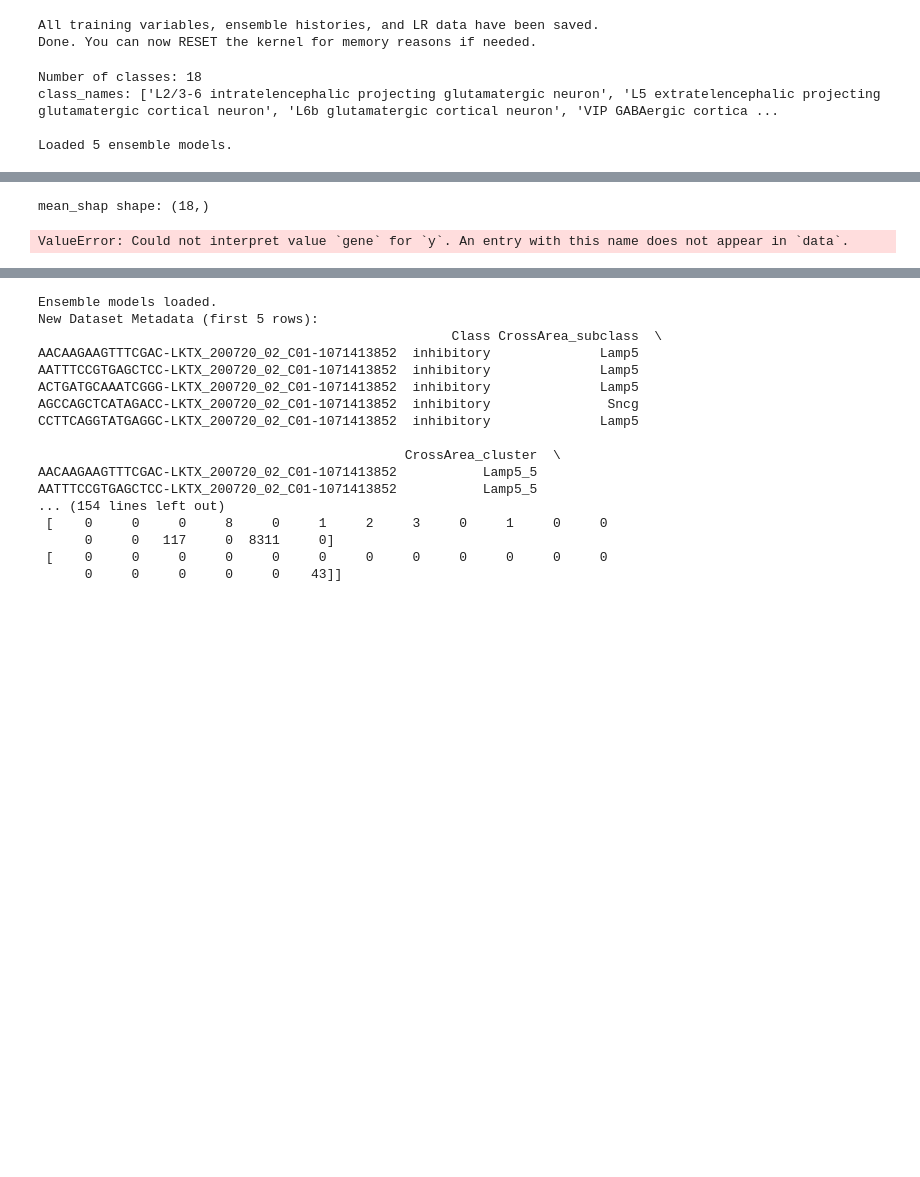
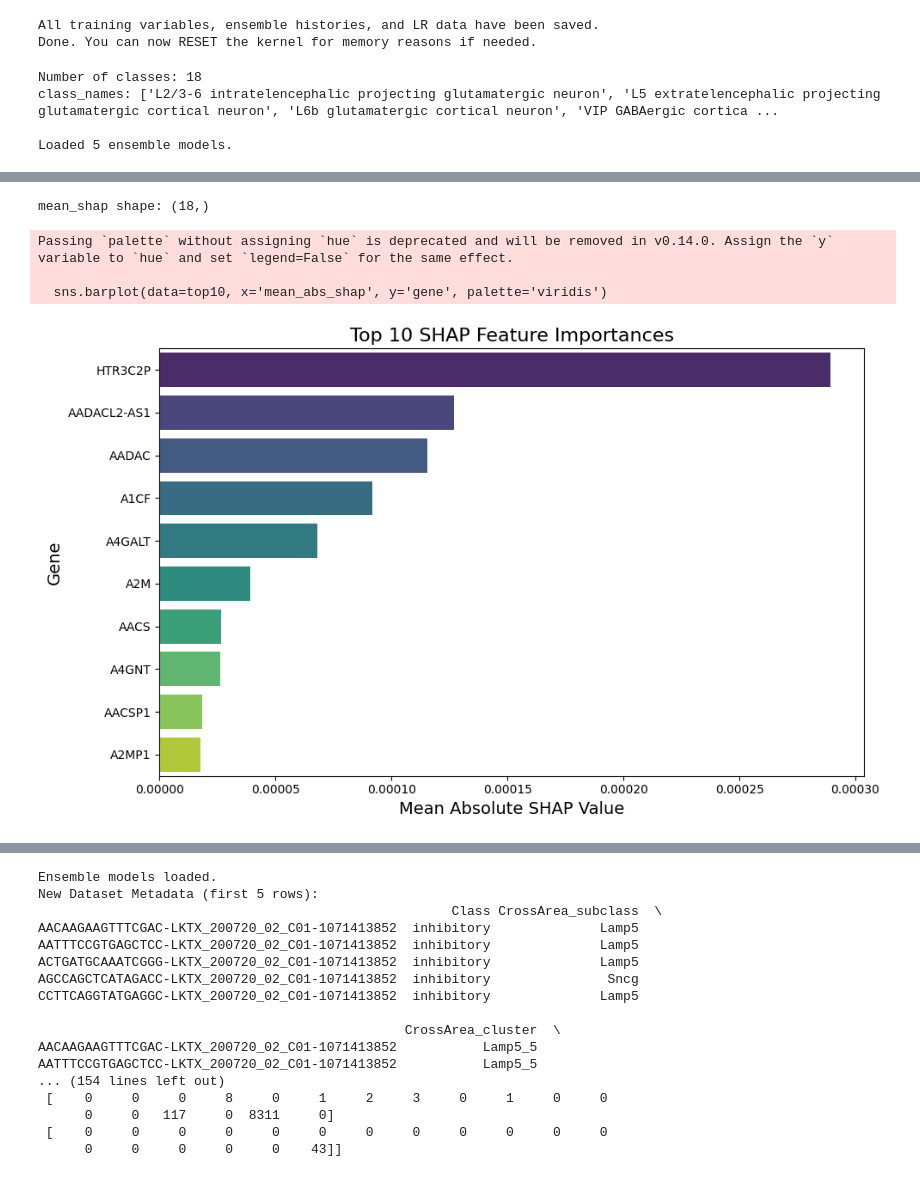
Before and after one commit to GermanRamosP/DNN-Project, a Jupyter notebook: DNN-Project_v28_Final.ipynb, the cells around one changed output, grey strips where cells are left out. Cells and saved outputs as stored; diff of their text form; code cells hidden in the pictures; blank space fills up the shorter version.

```diff
--- a/DNN-Project_v28_Final.ipynb
+++ b/DNN-Project_v28_Final.ipynb
@@ -828,40 +829,69 @@ plt.show()
 # ------------------------------------------------------------------------------
 # SHAP Analysis
 # ------------------------------------------------------------------------------
+
+import scanpy as sc
+import anndata as ad
+import numpy as np
+import shap
+import umap
+import matplotlib.pyplot as plt
+import seaborn as sns
+import pandas as pd
+import pickle
+import math
+
+###############################################################################
+# 1) Read the reference AnnData (only needed to map Ensembl IDs -> gene symbols)
+###############################################################################
 adata = sc.read_h5ad(r"C:/Users/germa/Desktop/DNN-Project/Cortical_DataSet.h5ad")
 
-# 1) I chose a single model for SHAP (in this case the last ensemble model)
+###############################################################################
+# 2) Choose a single model for SHAP (e.g., last model of your ensemble)
+###############################################################################
 model_for_shap = ensemble_models[-1]
 
-# 2) Create a small background set for DeepExplainer
+###############################################################################
+# 3) Create a background sample for DeepExplainer
+###############################################################################
 background_size = 100
 background = X_train[np.random.choice(X_train.shape[0], background_size, replace=False)]
 
-# 3) Initialize the explainer to compute shap_values on the test set
+###############################################################################
+# 4) Initialize DeepExplainer and compute shap_values on the test set
+###############################################################################
 explainer = shap.DeepExplainer(model_for_shap, background)
-shap_values = explainer.shap_values(X_test)  # list if multiclass
+shap_values = explainer.shap_values(X_test)  # This is a list if multiclass
 
-# 4) Compute mean absolute SHAP across classes & samples
+# Compute mean absolute SHAP across all classes & samples:
 mean_shap = np.mean(np.abs(np.array(shap_values)), axis=(0, 1))
 print("mean_shap shape:", mean_shap.shape)
 
-# Map Ensembl IDs -> gene symbols:
-
+###############################################################################
+# 5) Map Ensembl IDs -> Gene Symbols
+###############################################################################
 from gprofiler import GProfiler
 gp = GProfiler(return_dataframe=True)
+
 ensembl_ids = list(adata.var_names)
 mapping_df = gp.convert(organism='hsapiens', query=ensembl_ids)
 mapping_dict = dict(zip(mapping_df['incoming'], mapping_df['name']))
 gene_names_actual = np.array([mapping_dict.get(g, g) for g in adata.var_names])
+
+# Ensure the lengths match if you had fewer features than the original var_names
 min_length = min(len(gene_names_actual), len(mean_shap))
 gene_names_actual = gene_names_actual[:min_length]
 mean_shap = mean_shap[:min_length]
 
-# 5) DataFrame and plot top 10 features
+###############################################################################
+# 6) Create a DataFrame of SHAP values and plot the top 10
+###############################################################################
+# IMPORTANT: name one column 'gene' so it matches your barplot call
 df_shap = pd.DataFrame({
-    'gene_names_actual': np.arange(len(mean_shap)),
+    'gene': gene_names_actual,      # <--- renamed to 'gene'
     'mean_abs_shap': mean_shap
 })
+
 df_shap_sorted = df_shap.sort_values(by='mean_abs_shap', ascending=False)
 top10 = df_shap_sorted.head(10)
 
@@ -873,9 +903,11 @@ plt.ylabel("Gene", fontsize=14)
 plt.tight_layout()
 plt.show()
 
-# 6) Compute abd print accuracy per cell type
+###############################################################################
+# 7) Compute & Print Accuracy per Cell Type
+###############################################################################
 y_pred_train = np.argmax(model_for_shap.predict(X_train), axis=1)
-y_pred_test  = np.argmax(model_for_shap.predict(X_test), axis=1)
+y_pred_test  = np.argmax(model_for_shap.predict(X_test),  axis=1)
 
 train_cell_types = [inv_label_mapping[i] for i in y_train]
 test_cell_types  = [inv_label_mapping[i] for i in y_test]
@@ -883,35 +915,39 @@ test_cell_types  = [inv_label_mapping[i] for i in y_test]
 accuracy_per_type_train = {}
 for ct in np.unique(train_cell_types):
     idxs = [i for i, c in enumerate(train_cell_types) if c == ct]
     acc = np.mean(y_pred_train[idxs] == y_train[idxs])
     accuracy_per_type_train[ct] = acc
     print(f"Training Accuracy for {ct}: {acc:.2f}")
 
 accuracy_per_type_test = {}
 for ct in np.unique(test_cell_types):
     idxs = [i for i, c in enumerate(test_cell_types) if c == ct]
     acc = np.mean(y_pred_test[idxs] == y_test[idxs])
     accuracy_per_type_test[ct] = acc
     print(f"Test Accuracy for {ct}: {acc:.2f}")
 
 # Combine into a single table
-import math
 cell_types_unique = sorted(set(train_cell_types + test_cell_types))
 accuracy_table = pd.DataFrame({
     "Cell Type": cell_types_unique,
     "Training Accuracy": [accuracy_per_type_train.get(ct, math.nan) for ct in cell_types_unique],
     "Testing Accuracy": [accuracy_per_type_test.get(ct, math.nan) for ct in cell_types_unique]
 })
 print("\nAccuracy Table:")
 print(accuracy_table)
 
-# 7) Save SHAP results
-# Save
+###############################################################################
+# 8) Optionally Save the SHAP Results
+###############################################################################
 with open("shap_values.pkl", "wb") as f:
     pickle.dump(shap_values, f)
 np.save("mean_shap.npy", mean_shap)
 df_shap_sorted.to_csv("shap_gene_importances.csv", index=False)
-print("SHAP values, mean_shap, and gene importances saved.")
+
+print("SHAP values, mean_shap, and gene importances saved successfully.")
 # %% [output]
 mean_shap shape: (18,)
-ValueError: Could not interpret value `gene` for `y`. An entry with this name does not appear in `data`.
+Passing `palette` without assigning `hue` is deprecated and will be removed in v0.14.0. Assign the `y` variable to `hue` and set `legend=False` for the same effect.
+
+  sns.barplot(data=top10, x='mean_abs_shap', y='gene', palette='viridis')
+[figure, added]
```
Also changed, not shown: parts of 10 cells of this notebook.
